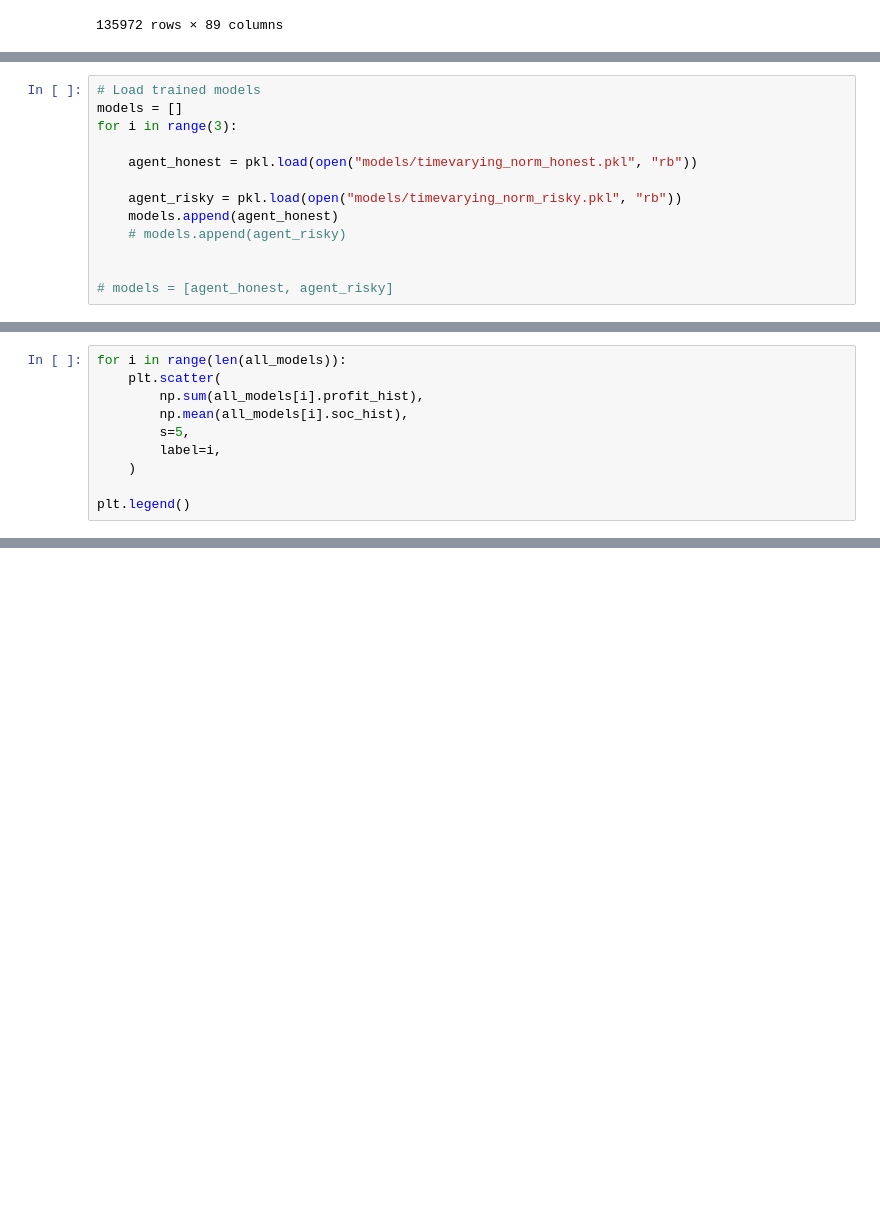
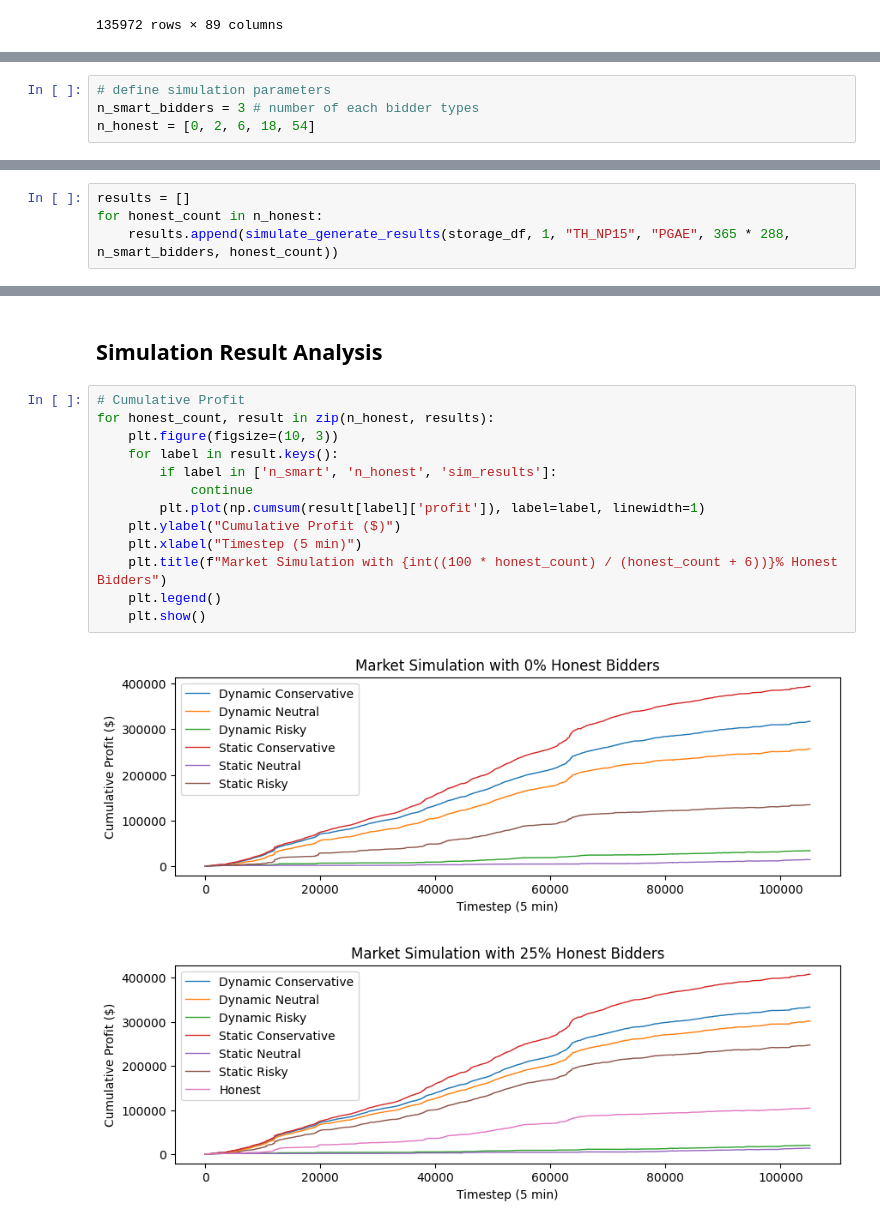
Before and after one commit to nmadev/EnergyStorageRLBidder, a Jupyter notebook: MarketSimulation.ipynb, the cells around one changed output, grey strips where cells are left out. Cells and saved outputs as stored; diff of their text form; blank space fills up the shorter version.

Commit message:
Added visualizations for presentation

```diff
--- a/MarketSimulation.ipynb
+++ b/MarketSimulation.ipynb
@@ -94,13 +83,0 @@ for i in range(6):
-# %%
-# Load trained models
-models = []
-for i in range(3):
-
-    agent_honest = pkl.load(open("models/timevarying_norm_honest.pkl", "rb"))
-
-    agent_risky = pkl.load(open("models/timevarying_norm_risky.pkl", "rb"))
-    models.append(agent_honest)
-    # models.append(agent_risky)
-
-
-# models = [agent_honest, agent_risky]
@@ -140,10 +83,0 @@ for i in range(len(all_models)):
-# %%
-for i in range(len(all_models)):
-    plt.scatter(
-        np.sum(all_models[i].profit_hist),
-        np.mean(all_models[i].soc_hist),
-        s=5,
-        label=i,
-    )
-
-plt.legend()
@@ -180,0 +86,4 @@ plt.plot(Sim.demand)
+# %%
+# define simulation parameters
+n_smart_bidders = 3 # number of each bidder types
+n_honest = [0, 2, 6, 18, 54]
@@ -180,0 +155,4 @@ plt.plot(Sim.demand)
+# %%
+results = []
+for honest_count in n_honest:
+    results.append(simulate_generate_results(storage_df, 1, "TH_NP15", "PGAE", 365 * 288, n_smart_bidders, honest_count))
@@ -180,0 +165,18 @@ plt.plot(Sim.demand)
+# %% [markdown]
+## Simulation Result Analysis
+# %%
+# Cumulative Profit
+for honest_count, result in zip(n_honest, results):
+    plt.figure(figsize=(10, 3))
+    for label in result.keys():
+        if label in ['n_smart', 'n_honest', 'sim_results']:
+            continue
+        plt.plot(np.cumsum(result[label]['profit']), label=label, linewidth=1)
+    plt.ylabel("Cumulative Profit ($)")
+    plt.xlabel("Timestep (5 min)")
+    plt.title(f"Market Simulation with {int((100 * honest_count) / (honest_count + 6))}% Honest Bidders")
+    plt.legend()
+    plt.show()
+# %% [output]
+[figure, added]
+[figure, added]
```
Also changed, not shown: parts of 22 cells of this notebook, 2 other files.
